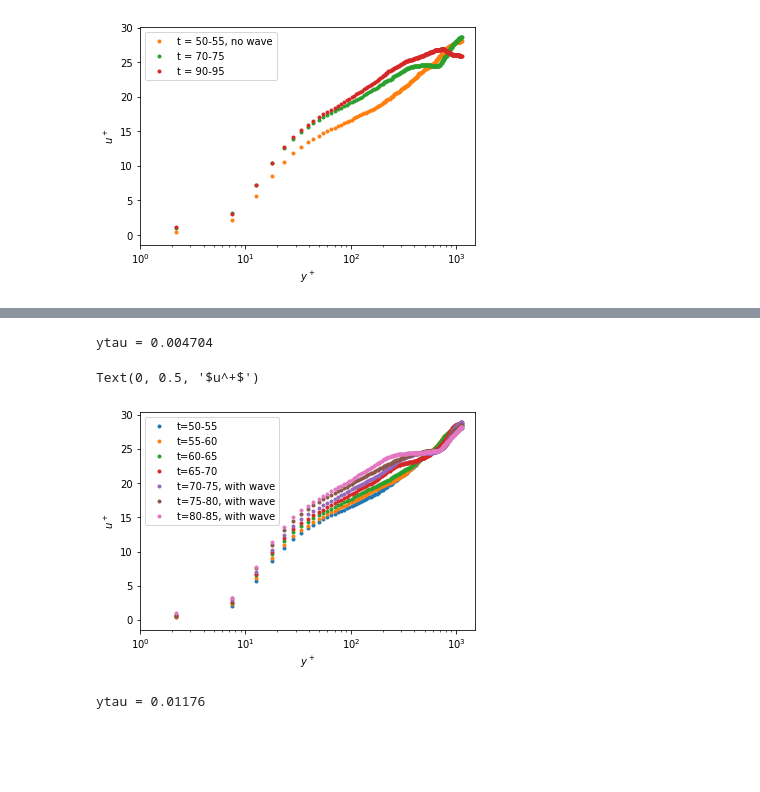
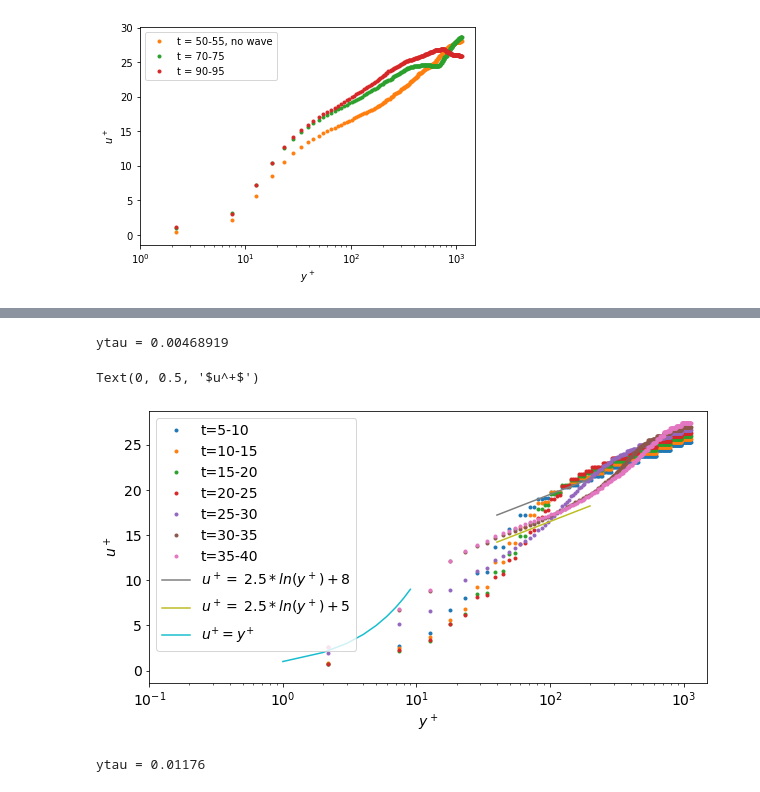
Before and after one commit to DeikeLab/jiarongw-postprocessing, a Jupyter notebook: jupyter_notebook/project_specific/turbulence/twophase.ipynb, the cells around one changed output, grey strips where cells are left out. Cells and saved outputs as stored; diff of their text form; code cells hidden in the pictures; blank space fills up the shorter version.

```diff
--- a/jupyter_notebook/project_specific/turbulence/twophase.ipynb
+++ b/jupyter_notebook/project_specific/turbulence/twophase.ipynb
@@ -222,14 +273,14 @@ def plot_animation(frame_number = 31, interval_time = 100):
     global dirname
     fig = plt.figure(figsize=(12,8))
     fig, grid = contour_generator()
-    plot_water(55,grid[0])
+    plot_water(47,grid[0])
 
     # animation function.  This is called sequentially
     def animate(i):
         global dirname
         grid[0].clear();
 #         ax1.axhline(0.05,ls='--',color='C7')
-        t = 55 + i*1
+        t = 47 + i*1
         plot_water(t,grid[0])
         grid[0].set_title('t = %g' %t)
         return fig
@@ -240,7 +291,8 @@ def plot_animation(frame_number = 31, interval_time = 100):
 
 NGRID = 256
 dirname = '/home/jiarong/research/projects/turbulence/curved_uniform_forcing_moving_region_RE10000_Ustar0.5_ak0.1_LEVEL9_thinlayer/'
-anim = plot_animation(frame_number = 40, interval_time = 400) # Specify frame number
+dirname = '/home/jiarong/research/projects/turbulence/curved_uniform_forcing_moving_RE10000_Ustar0.5_ak0.1_LEVEL9_03_refinewater/'
+anim = plot_animation(frame_number = 44, interval_time = 400) # Specify frame number
 HTML(anim.to_html5_video())
 # %% [output]
 [interactive output not drawn]
@@ -335,18 +359,19 @@ Text(0, 0.5, '$u^+$')
 NGRID = 256
 yarray = np.linspace(0,2*np.pi,NGRID)
 ux_bin = []
-dirname = '/home/jiarong/research/projects/turbulence/curved_uniform_forcing_moving_region_RE10000_Ustar0.5_ak0.1_LEVEL9_difftime/'
-ux = mean_profile(dirname, 256, np.arange(50,55,1), ax)
+dirname = '/home/jiarong/research/projects/turbulence/curved_uniform_forcing_moving_RE10000_Ustar0.5_ak0.1_LEVEL9_03_refinewater/'
+# dirname = '/home/jiarong/research/projects/turbulence/curved_uniform_forcing_moving_RE10000_Ustar0.5_ak0.1_LEVEL8_03_notmoving/'
+ux = mean_profile(dirname, 256, np.arange(5,10,1), ax)
 ux_bin.append(ux)
-ux = mean_profile(dirname, 256, np.arange(55,60,1), ax)
+ux = mean_profile(dirname, 256, np.arange(10,15,1), ax)
 ux_bin.append(ux)
-ux = mean_profile(dirname, 256, np.arange(60,65,1), ax)
+ux = mean_profile(dirname, 256, np.arange(15,20,1), ax)
 ux_bin.append(ux)
-ux = mean_profile(dirname, 256, np.arange(65,70,1), ax)
+ux = mean_profile(dirname, 256, np.arange(20,25,1), ax)
 ux_bin.append(ux)
-ux = mean_profile(dirname, 256, np.arange(70,75,1), ax)
+ux = mean_profile(dirname, 256, np.arange(25,30,1), ax)
 ux_bin.append(ux)
-ux = mean_profile(dirname, 256, np.arange(75,80,1), ax)
+ux = mean_profile(dirname, 256, np.arange(30,35,1), ax)
 ux_bin.append(ux)
-ux = mean_profile(dirname, 256, np.arange(80,85,1), ax)
+ux = mean_profile(dirname, 256, np.arange(35,40,1), ax)
 ux_bin.append(ux)
@@ -356,21 +378,29 @@ ytau = 0.004704
 # %%
 RATIO = 0.5
-nu = 0.001176; c = 0.5; ustar = RATIO*c
+nu = 0.001735; c = 0.74; ustar = RATIO*c
 ytau = nu/ustar
 print('ytau = %g' %ytau)
-fig = plt.figure(); ax = fig.gca()
+fig = plt.figure(figsize=[10,5]); ax = fig.gca()
 yarray = np.linspace(0,2*np.pi,NGRID)
-label_bin = ['t=50-55','t=55-60','t=60-65','t=65-70','t=70-75, with wave','t=75-80, with wave','t=80-85, with wave']
+label_bin = ['t=5-10','t=10-15','t=15-20','t=20-25','t=25-30','t=30-35','t=35-40']
 for i in range (0,7):
     ax.plot((yarray-1)/ytau, ux_bin[i]/ustar, '.', label=label_bin[i], linewidth=2)
-ax.legend()
-ax.set_xlim([1,1500])
+z0 = ytau
+ypart = np.arange(40,200)
+upart = np.log(ypart*ytau/z0)/0.4 + 8
+ax.plot(ypart, upart, label = r'$u^+ = \;2.5*ln(y^+) + 8 $')
+ax.plot(ypart, upart-3, label = r'$u^+ = \;2.5*ln(y^+) + 5 $')
+xvisc = np.arange(1,10)
+uvisc = xvisc
+ax.plot(xvisc,uvisc, label = '$u^{+} = y^{+}$')
+ax.legend(loc='upper left')
+ax.set_xlim([0.1,1500])
 ax.set_xscale('log')
 ax.set_xlabel(r'$y^+$'); ax.set_ylabel(r'$u^+$')
 # %% [output]
-ytau = 0.004704
+ytau = 0.00468919
 Text(0, 0.5, '$u^+$')
-[figure, old version]
+[figure, new version]
 # %%
 # ak = 0.1 vs flat
 fig = plt.figure(); ax = fig.gca()
```
Also changed, not shown: parts of 15 cells of this notebook, 16 other files.
